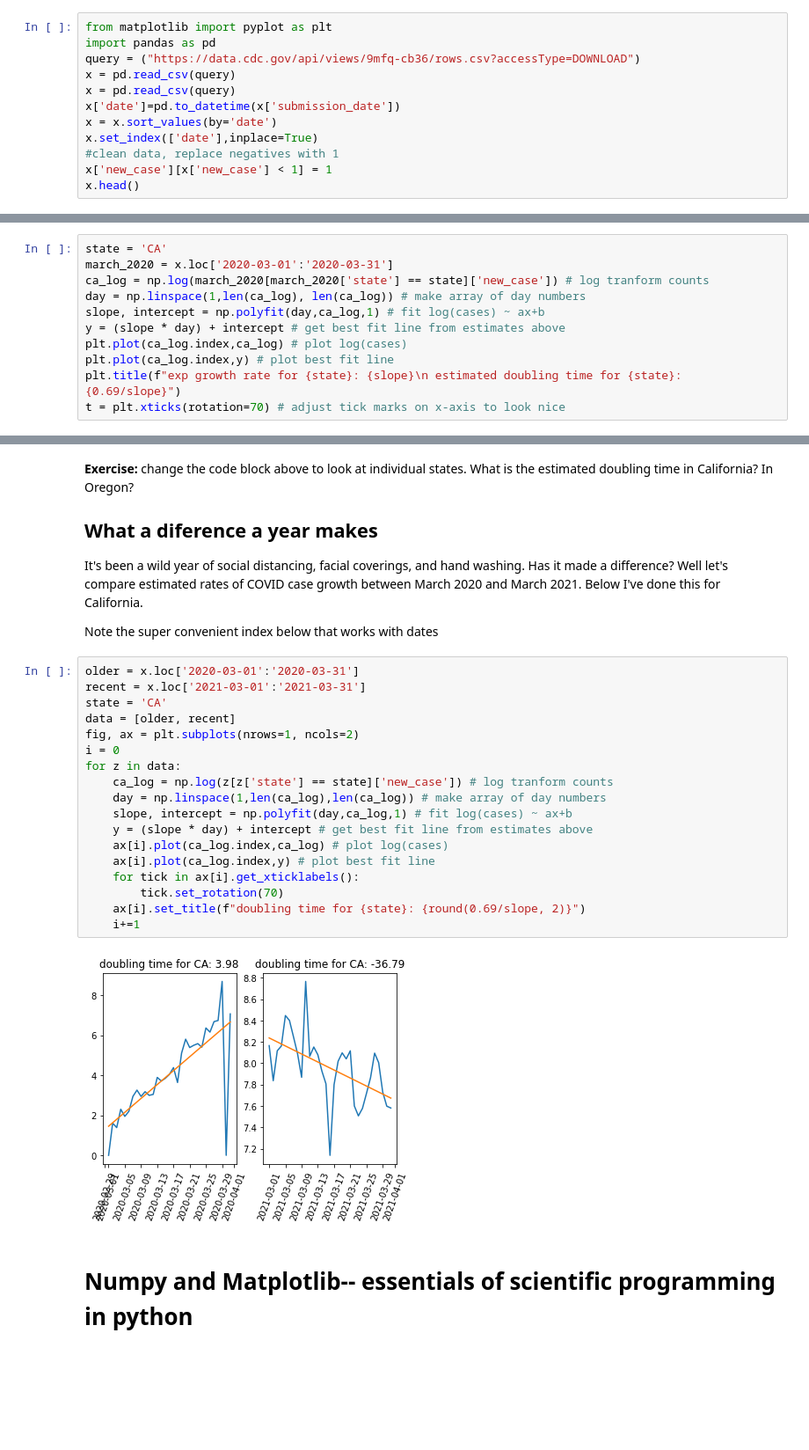
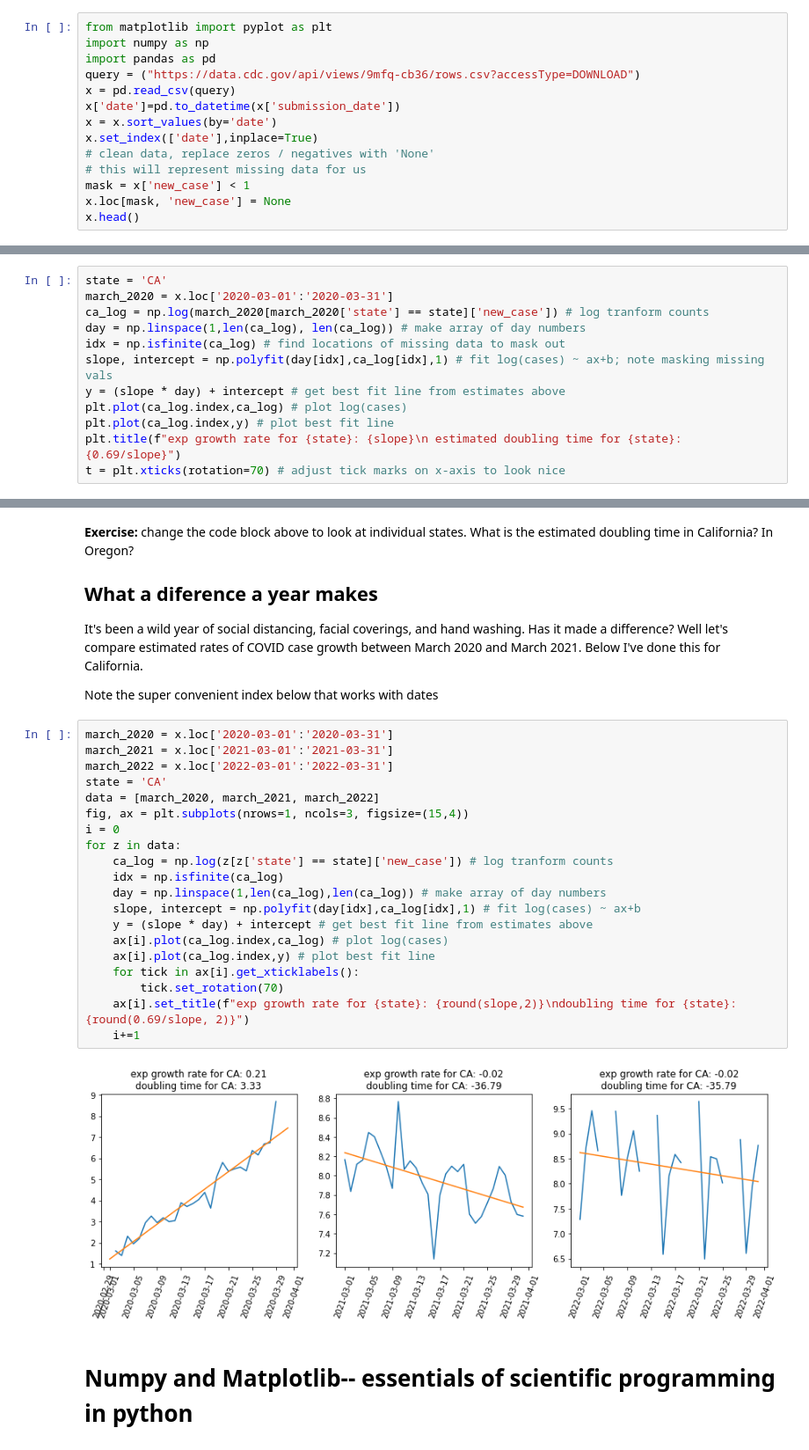
Before and after one commit to andrewkern/bio399, a Jupyter notebook: week2.ipynb, the cells around one changed output, grey strips where cells are left out. Shown at 88% size. Drawn from its saved outputs; the diff is of its cells as text; blank space fills up the shorter version.

```diff
--- a/week2.ipynb
+++ b/week2.ipynb
@@ -120,14 +120,16 @@ so that looks perfect! we are able to recover the parameter of interest by fitti
 Let's work on the CDC data that we brought in earlier. We will restrict ourselves to one state at a time
 # %%
 from matplotlib import pyplot as plt
+import numpy as np
 import pandas as pd
 query = ("https://data.cdc.gov/api/views/9mfq-cb36/rows.csv?accessType=DOWNLOAD")
-x = pd.read_csv(query)
 x = pd.read_csv(query)
 x['date']=pd.to_datetime(x['submission_date'])
 x = x.sort_values(by='date')
 x.set_index(['date'],inplace=True)
-#clean data, replace negatives with 1
-x['new_case'][x['new_case'] < 1] = 1
+# clean data, replace zeros / negatives with 'None'
+# this will represent missing data for us
+mask = x['new_case'] < 1
+x.loc[mask, 'new_case'] = None
 x.head()
 # %% [output]
@@ -147,7 +145,8 @@ state = 'CA'
 march_2020 = x.loc['2020-03-01':'2020-03-31']
 ca_log = np.log(march_2020[march_2020['state'] == state]['new_case']) # log tranform counts
 day = np.linspace(1,len(ca_log), len(ca_log)) # make array of day numbers
-slope, intercept = np.polyfit(day,ca_log,1) # fit log(cases) ~ ax+b
+idx = np.isfinite(ca_log) # find locations of missing data to mask out
+slope, intercept = np.polyfit(day[idx],ca_log[idx],1) # fit log(cases) ~ ax+b; note masking missing vals
 y = (slope * day) + intercept # get best fit line from estimates above
 plt.plot(ca_log.index,ca_log) # plot log(cases)
 plt.plot(ca_log.index,y) # plot best fit line
@@ -164,25 +163,27 @@ It's been a wild year of social distancing, facial coverings, and hand washing.
 
 Note the super convenient index below that works with dates
 # %%
-older = x.loc['2020-03-01':'2020-03-31']
-recent = x.loc['2021-03-01':'2021-03-31']
+march_2020 = x.loc['2020-03-01':'2020-03-31']
+march_2021 = x.loc['2021-03-01':'2021-03-31']
+march_2022 = x.loc['2022-03-01':'2022-03-31']
 state = 'CA'
-data = [older, recent]
-fig, ax = plt.subplots(nrows=1, ncols=2)
+data = [march_2020, march_2021, march_2022]
+fig, ax = plt.subplots(nrows=1, ncols=3, figsize=(15,4))
 i = 0
 for z in data:
     ca_log = np.log(z[z['state'] == state]['new_case']) # log tranform counts
+    idx = np.isfinite(ca_log)
     day = np.linspace(1,len(ca_log),len(ca_log)) # make array of day numbers
-    slope, intercept = np.polyfit(day,ca_log,1) # fit log(cases) ~ ax+b
+    slope, intercept = np.polyfit(day[idx],ca_log[idx],1) # fit log(cases) ~ ax+b
     y = (slope * day) + intercept # get best fit line from estimates above
     ax[i].plot(ca_log.index,ca_log) # plot log(cases)
     ax[i].plot(ca_log.index,y) # plot best fit line
     for tick in ax[i].get_xticklabels():
         tick.set_rotation(70)
-    ax[i].set_title(f"doubling time for {state}: {round(0.69/slope, 2)}")
+    ax[i].set_title(f"exp growth rate for {state}: {round(slope,2)}\ndoubling time for {state}: {round(0.69/slope, 2)}")
     i+=1
 # %% [output]
-[figure, old version]
+[figure, new version]
 # %% [markdown]
 # Numpy and Matplotlib-- essentials of scientific programming in python
 # %% [markdown]
```
Also changed, not shown: parts of 2 cells of this notebook.
